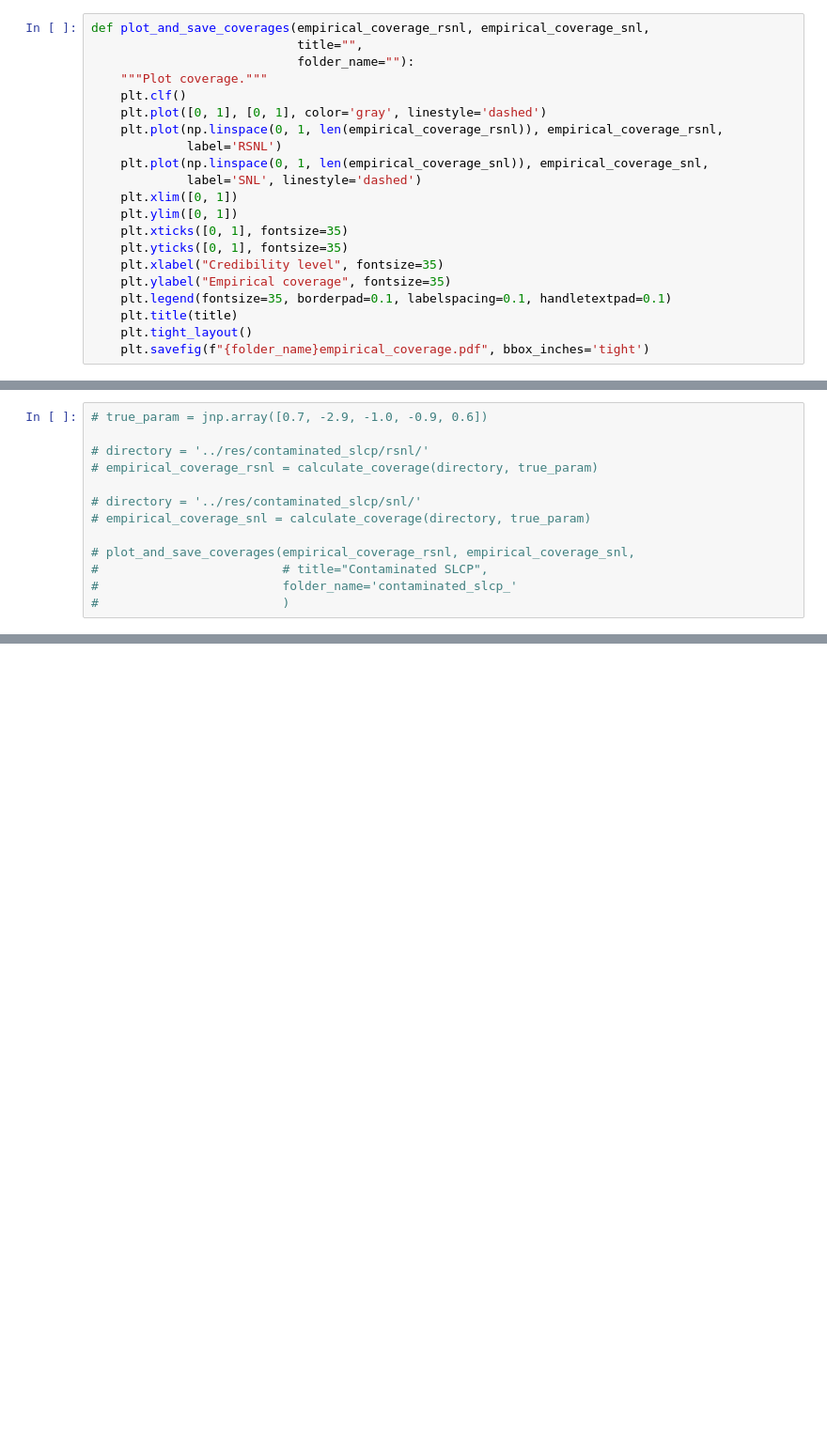
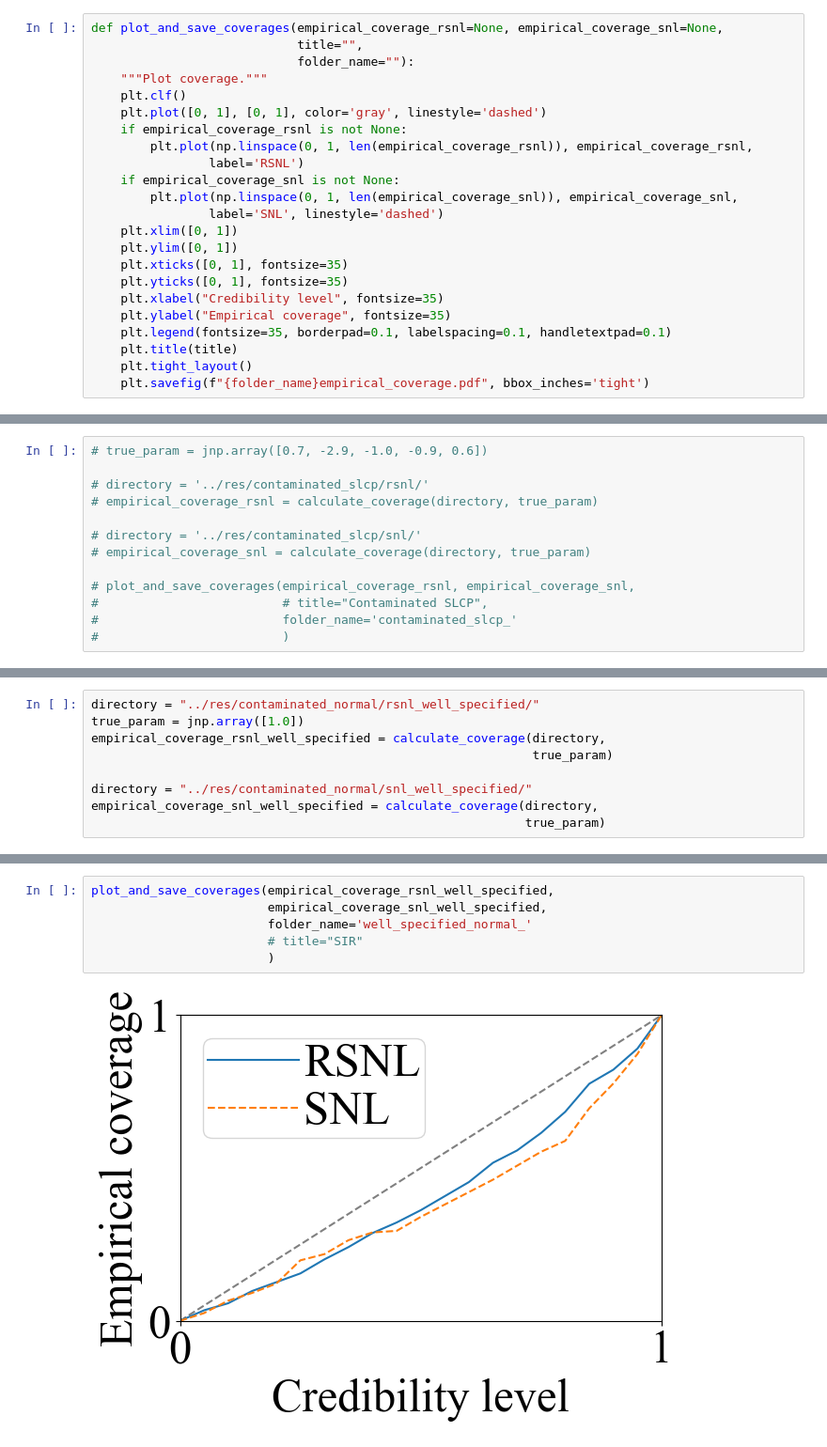
Before and after one commit to RyanJafefKelly/rsnl, a Jupyter notebook: notebooks/coverage_plots_kde.ipynb, the cells around one changed output, grey strips where cells are left out. Shown at 94% size. Cells and saved outputs as stored; diff of their text form; blank space fills up the shorter version.

Commit message:
Update plots

```diff
--- a/notebooks/coverage_plots_kde.ipynb
+++ b/notebooks/coverage_plots_kde.ipynb
@@ -59,16 +59,18 @@ def calculate_coverage(directory, true_param):
     total_coverage = total_coverage / count_successful
     return total_coverage
 # %%
-def plot_and_save_coverages(empirical_coverage_rsnl, empirical_coverage_snl,
+def plot_and_save_coverages(empirical_coverage_rsnl=None, empirical_coverage_snl=None,
                             title="",
                             folder_name=""):
     """Plot coverage."""
     plt.clf()
     plt.plot([0, 1], [0, 1], color='gray', linestyle='dashed')
-    plt.plot(np.linspace(0, 1, len(empirical_coverage_rsnl)), empirical_coverage_rsnl,
-             label='RSNL')
-    plt.plot(np.linspace(0, 1, len(empirical_coverage_snl)), empirical_coverage_snl,
-             label='SNL', linestyle='dashed')
+    if empirical_coverage_rsnl is not None:
+        plt.plot(np.linspace(0, 1, len(empirical_coverage_rsnl)), empirical_coverage_rsnl,
+                label='RSNL')
+    if empirical_coverage_snl is not None:
+        plt.plot(np.linspace(0, 1, len(empirical_coverage_snl)), empirical_coverage_snl,
+                label='SNL', linestyle='dashed')
     plt.xlim([0, 1])
     plt.ylim([0, 1])
     plt.xticks([0, 1], fontsize=35)
@@ -188,0 +133,9 @@ count_successful:  88
+# %%
+directory = "../res/contaminated_normal/rsnl_well_specified/"
+true_param = jnp.array([1.0])
+empirical_coverage_rsnl_well_specified = calculate_coverage(directory,
+                                                            true_param)
+
+directory = "../res/contaminated_normal/snl_well_specified/"
+empirical_coverage_snl_well_specified = calculate_coverage(directory,
+                                                           true_param)
@@ -188,0 +160,8 @@ count_successful:  88
+# %%
+plot_and_save_coverages(empirical_coverage_rsnl_well_specified,
+                        empirical_coverage_snl_well_specified,
+                        folder_name='well_specified_normal_'
+                        # title="SIR"
+                        )
+# %% [output]
+[figure, added]
```
Also changed, not shown: parts of 5 cells of this notebook, 3 other files.
